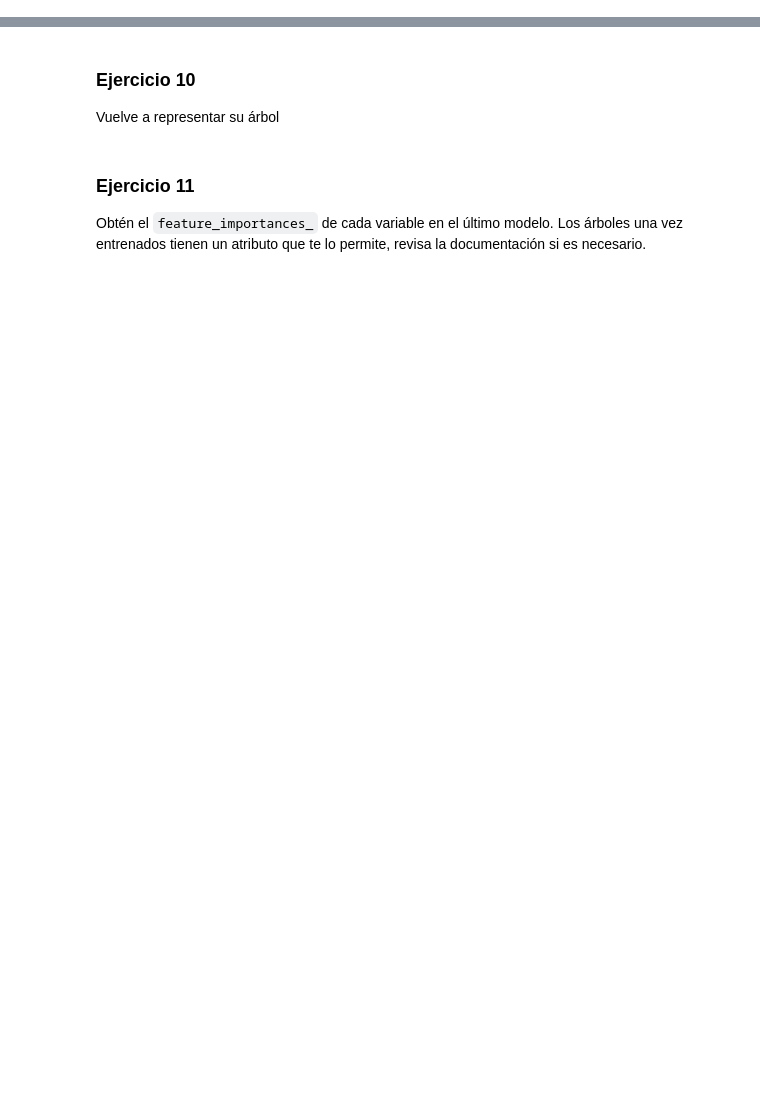
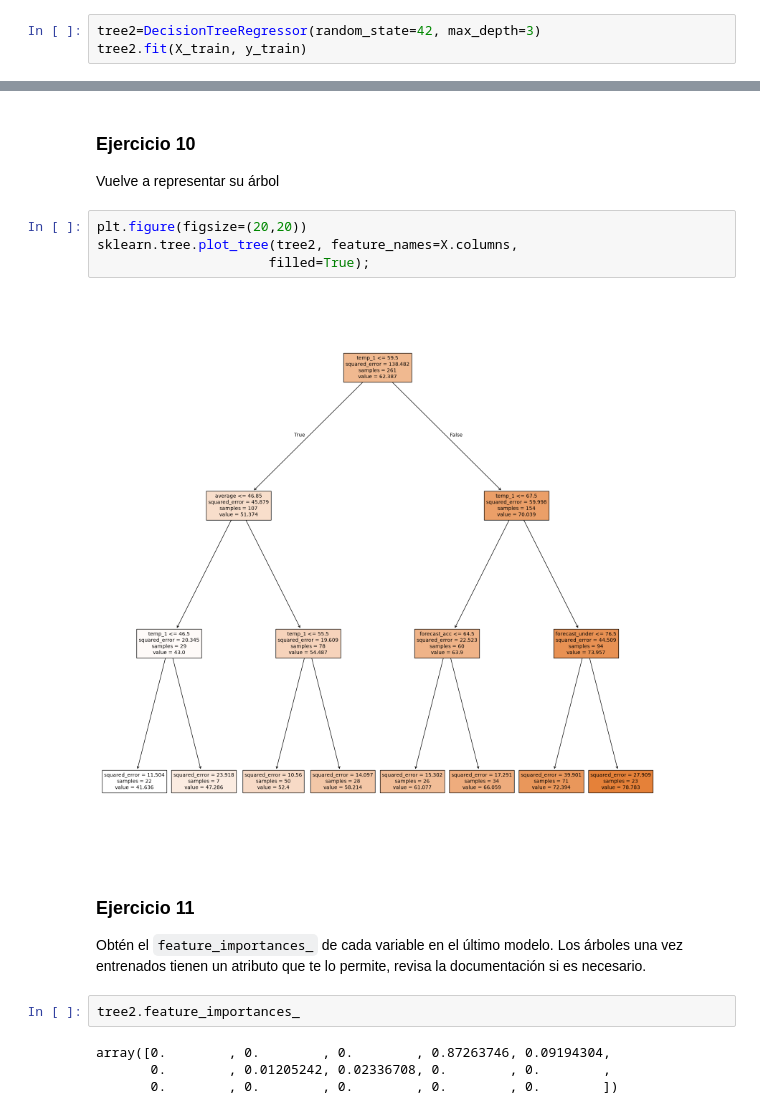
Before and after one commit to PaulitaLull/DATA_SCIENCE_PAULALULL, a Jupyter notebook: 04_Machine_Learning/02_ML_Supervisado/04_Arboles_de_Decision/ejercicios/E02_Ejercicios_Regresion.ipynb, the cells around one changed output, grey strips where cells are left out. Cells and saved outputs as stored; diff of their text form; blank space fills up the shorter version.

```diff
--- a/04_Machine_Learning/02_ML_Supervisado/04_Arboles_de_Decision/ejercicios/E02_Ejercicios_Regresion.ipynb
+++ b/04_Machine_Learning/02_ML_Supervisado/04_Arboles_de_Decision/ejercicios/E02_Ejercicios_Regresion.ipynb
@@ -57,3 +123,6 @@ Representa el árbol de decisión
 ### Ejercicio 8.
 
 Instancia un nuevo árbol ahora con max_depth a 3 y vuelve a entrenarlo
+# %%
+tree2=DecisionTreeRegressor(random_state=42, max_depth=3)
+tree2.fit(X_train, y_train)
@@ -65,7 +144,19 @@ Vuelve a calcular MAE y MAPE
 ### Ejercicio 10
 
 Vuelve a representar su árbol
+# %%
+plt.figure(figsize=(20,20))
+sklearn.tree.plot_tree(tree2, feature_names=X.columns,
+                      filled=True);
+# %% [output]
+[figure, added]
 # %% [markdown]
 ### Ejercicio 11
 
 Obtén el `feature_importances_` de cada variable en el último modelo. Los árboles una vez entrenados tienen un atributo que te lo permite, revisa la documentación si es necesario.
+# %%
+tree2.feature_importances_
+# %% [output]
+array([0.        , 0.        , 0.        , 0.87263746, 0.09194304,
+       0.        , 0.01205242, 0.02336708, 0.        , 0.        ,
+       0.        , 0.        , 0.        , 0.        , 0.        ])
```
Also changed, not shown: parts of 12 cells of this notebook, 10 other files.
